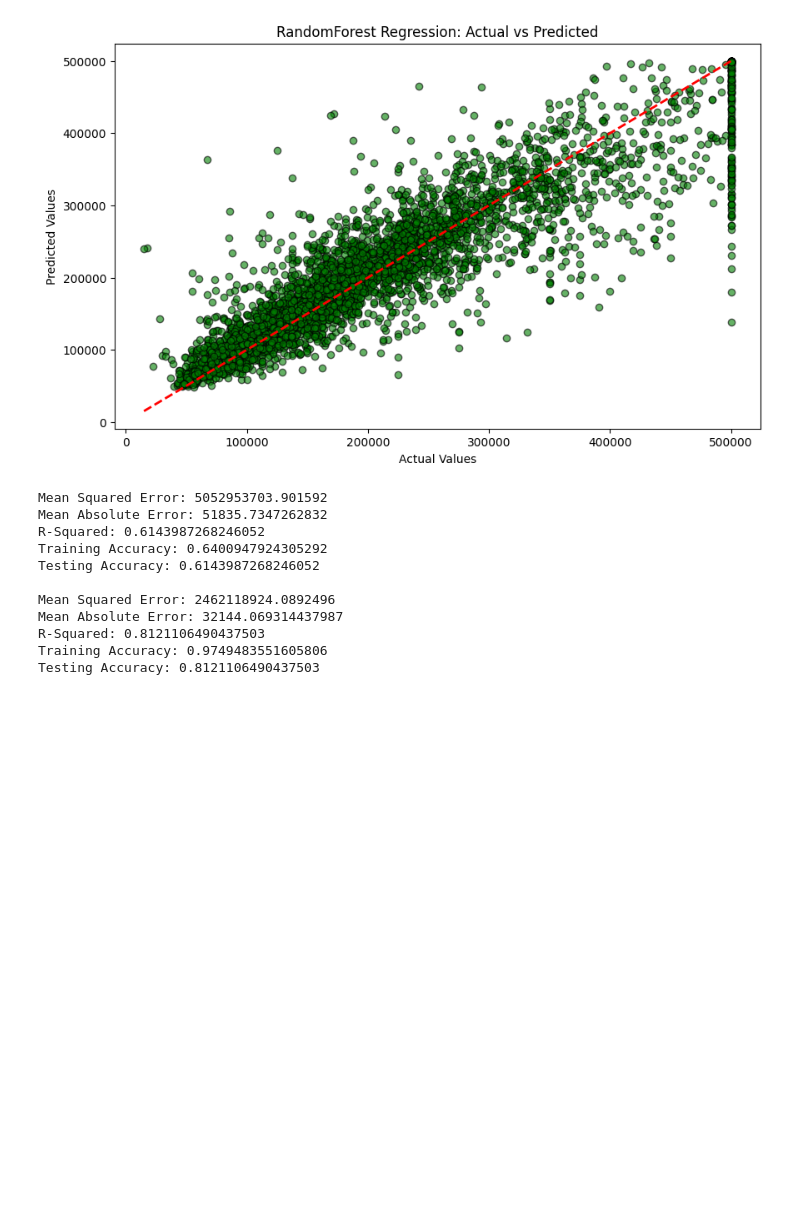
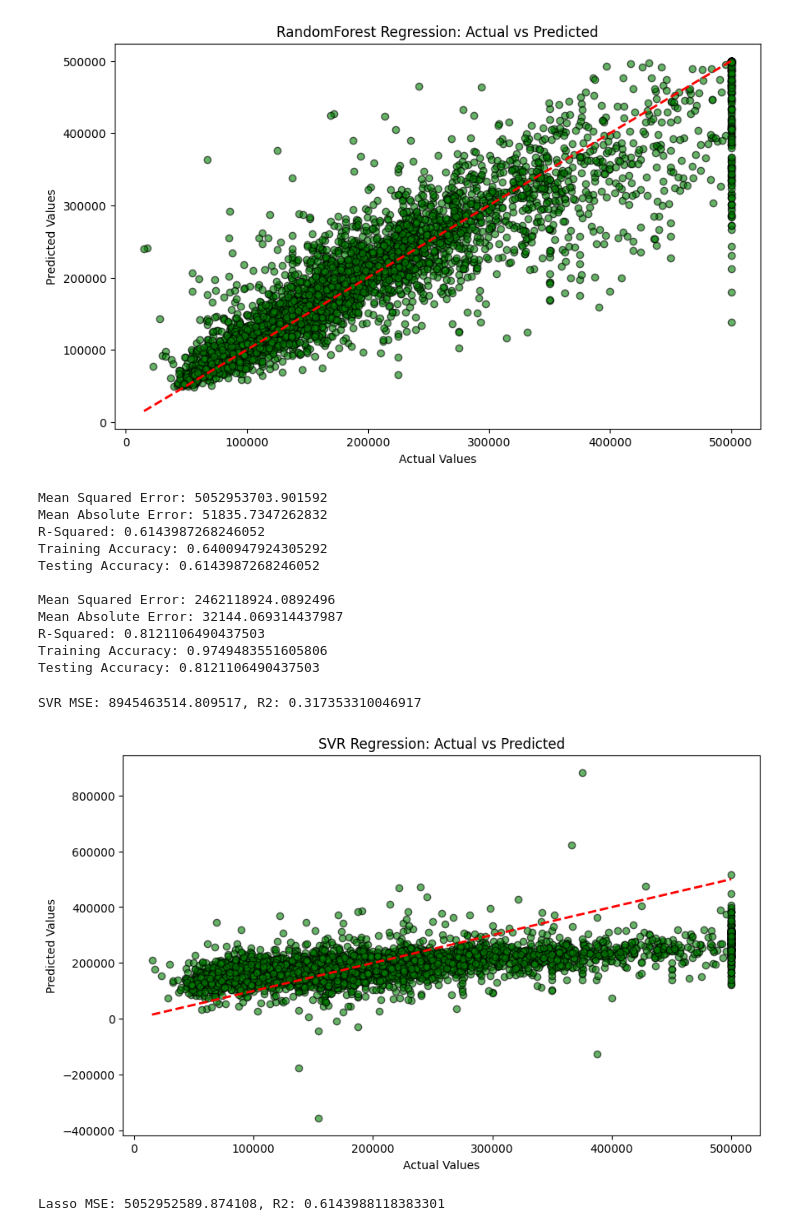
Before and after one commit to Saravanan-20G/Machine-Learning, a Jupyter notebook: Regression/housepriceprediction.ipynb, the cells around one changed output. Saved outputs shown, nothing was run; the diff lists cells and outputs as text; code cells hidden in the pictures; blank space fills up the shorter version.

```diff
--- a/Regression/housepriceprediction.ipynb
+++ b/Regression/housepriceprediction.ipynb
@@ -238,3 +238,39 @@ Mean Absolute Error: 32144.069314437987
 R-Squared: 0.8121106490437503
 Training Accuracy: 0.9749483551605806
 Testing Accuracy: 0.8121106490437503
+# %%
+from sklearn.svm import SVR
+
+svr_model = SVR(kernel='linear')
+svr_model.fit(x_train, y_train)
+y_pred_svr = svr_model.predict(x_test)
+
+# Evaluation
+mse_svr = mean_squared_error(y_test, y_pred_svr)
+r2_svr = r2_score(y_test, y_pred_svr)
+print(f"SVR MSE: {mse_svr}, R2: {r2_svr}")
+# %% [output]
+SVR MSE: 8945463514.809517, R2: 0.317353310046917
+# %%
+plt.figure(figsize=(10,6))
+plt.scatter(y_test, y_pred_svr, color='green', edgecolor='k', alpha=0.6)
+plt.plot([y_test.min(), y_test.max()], [y_test.min(), y_test.max()], 'r--', lw=2)
+plt.xlabel('Actual Values')
+plt.ylabel('Predicted Values')
+plt.title('SVR Regression: Actual vs Predicted')
+plt.show()
+# %% [output]
+[figure, added]
+# %%
+from sklearn.linear_model import Lasso
+
+lasso_model = Lasso(alpha=0.1)
+lasso_model.fit(x_train, y_train)
+y_pred_lasso = lasso_model.predict(x_test)
+
+# Evaluation
+mse_lasso = mean_squared_error(y_test, y_pred_lasso)
+r2_lasso = r2_score(y_test, y_pred_lasso)
+print(f"Lasso MSE: {mse_lasso}, R2: {r2_lasso}")
+# %% [output]
+Lasso MSE: 5052952589.874108, R2: 0.6143988118383301
```
Also changed, not shown: parts of 1 cell of this notebook.
